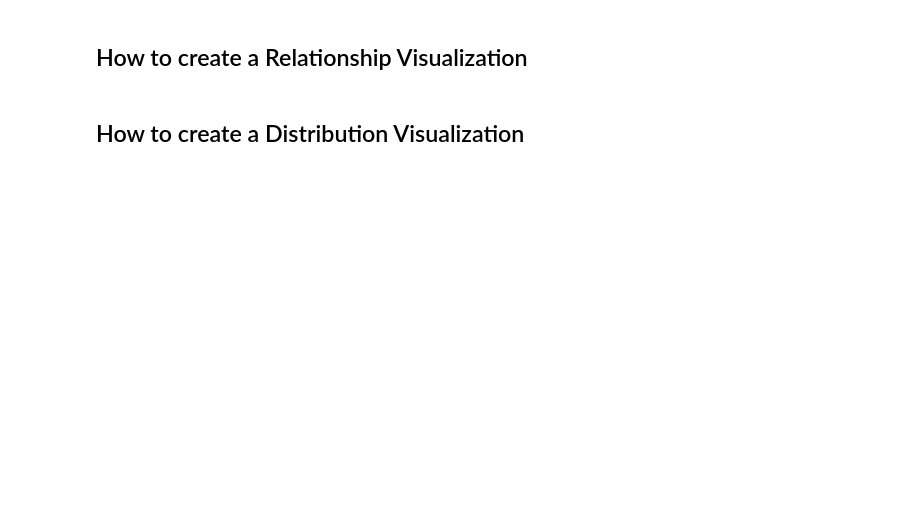
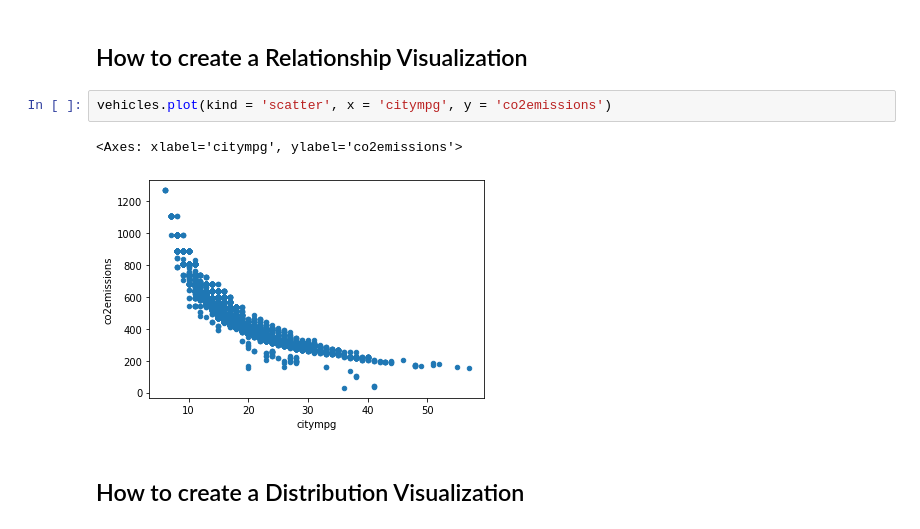
Before and after one commit to davidedesi/profile, a Jupyter notebook: data_science_projects/Ex_Files_ML_with_Python_Foundations/Exercise Files/03/03_04b.ipynb, the cells around one changed output. Drawn from its saved outputs; the diff is of its cells as text; blank space fills up the shorter version.

```diff
--- a/data_science_projects/Ex_Files_ML_with_Python_Foundations/Exercise Files/03/03_04b.ipynb
+++ b/data_science_projects/Ex_Files_ML_with_Python_Foundations/Exercise Files/03/03_04b.ipynb
@@ -19,4 +26,9 @@ vehicles.head()
 # %% [markdown]
 ## How to create a Relationship Visualization
+# %%
+vehicles.plot(kind = 'scatter', x = 'citympg', y = 'co2emissions')
+# %% [output]
+<Axes: xlabel='citympg', ylabel='co2emissions'>
+[figure, added]
 # %% [markdown]
 ## How to create a Distribution Visualization
```
Also changed, not shown: parts of 7 cells of this notebook, 2 other files.
